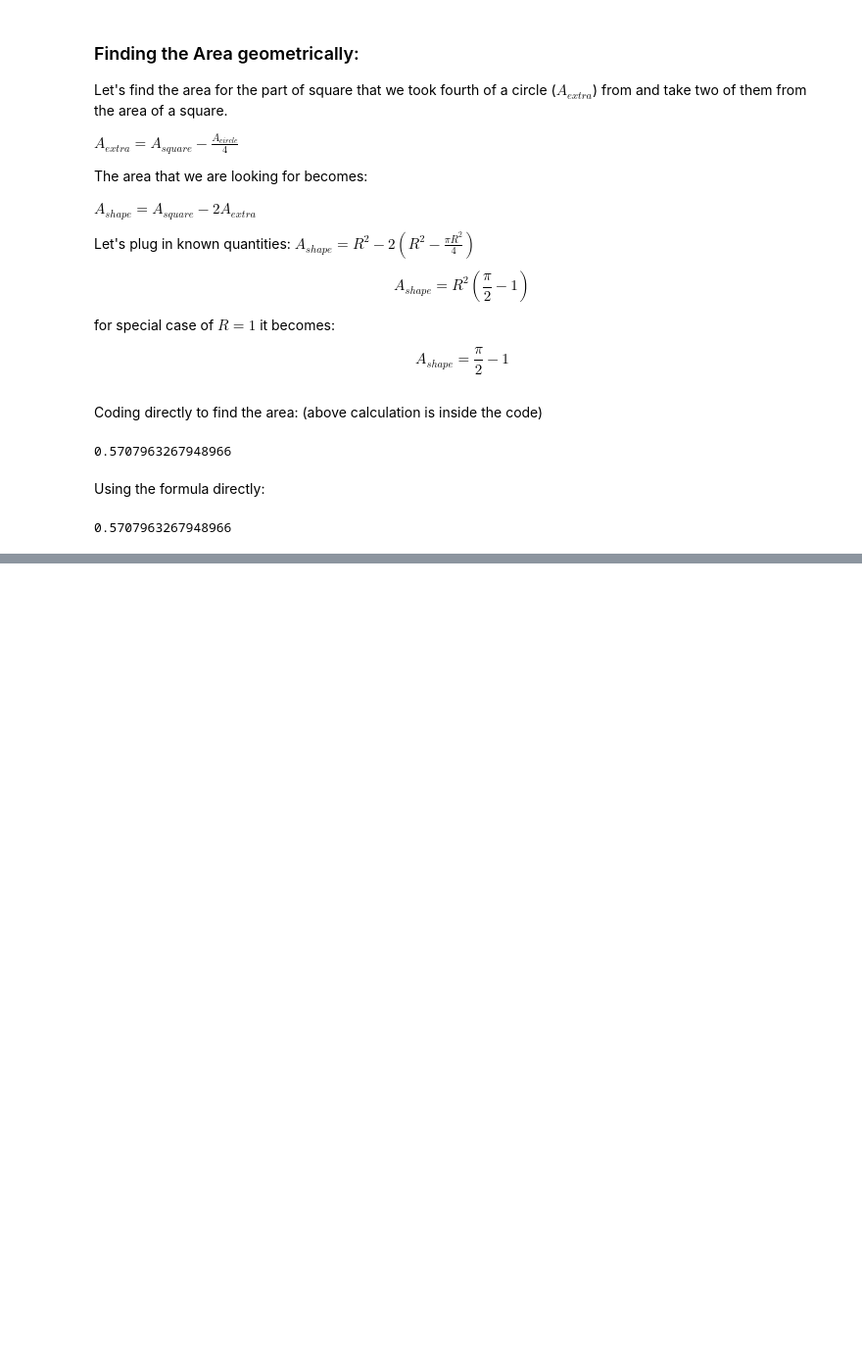
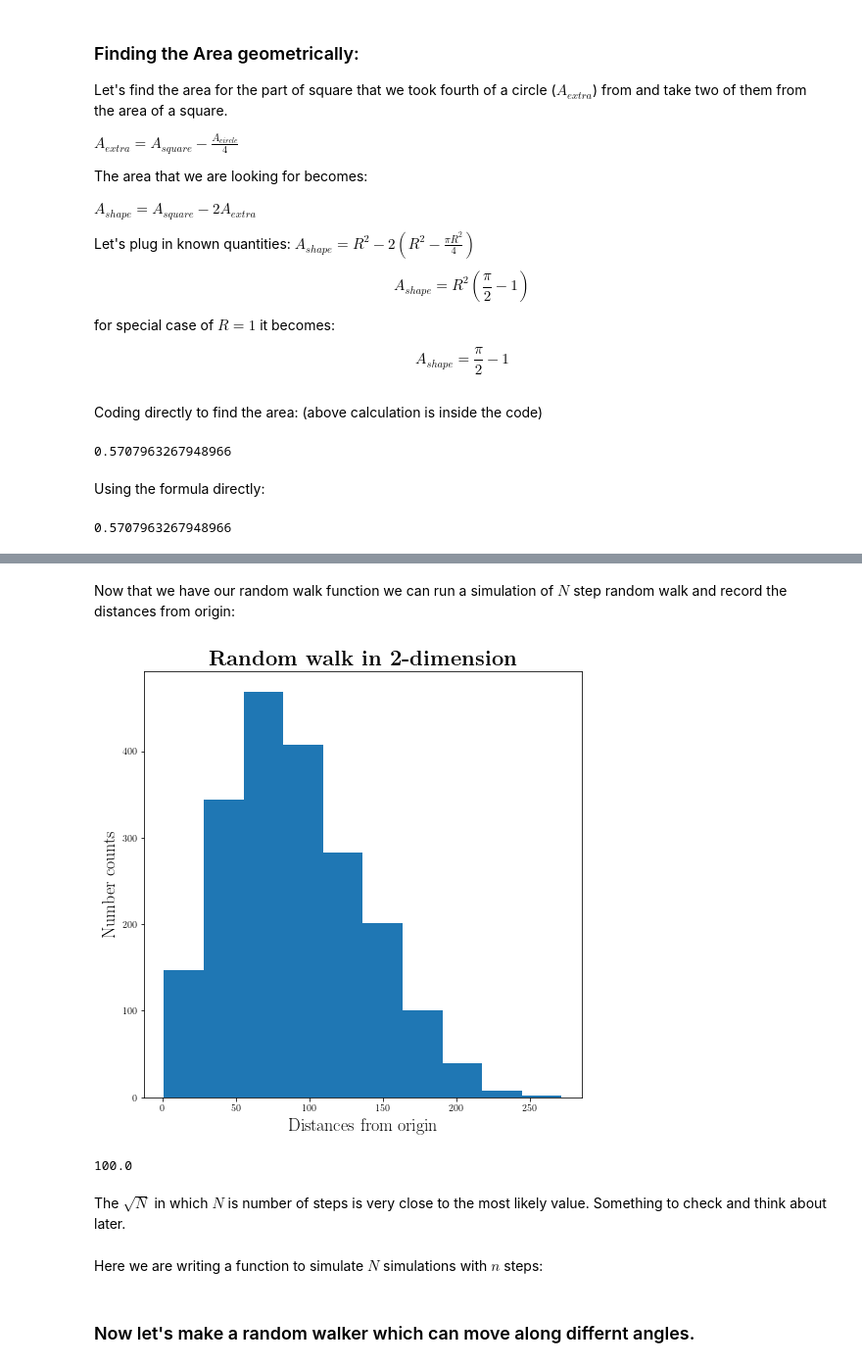
Before and after one commit to abtinshahidi/abtinshahidi.github.io, a Jupyter notebook: notebooks/week3.ipynb, the cells around one changed output, grey strips where cells are left out. Shown at 98% size. Saved outputs shown, nothing was run; the diff lists cells and outputs as text; code cells hidden in the pictures; blank space fills up the shorter version.

```diff
--- a/notebooks/week3.ipynb
+++ b/notebooks/week3.ipynb
@@ -488,0 +620,33 @@ np.pi/2-1
+# %% [markdown]
+Now that we have our random walk function we can run a simulation of $N$ step random walk and record the distances from origin:
+# %%
+Number_of_simulations = 2000
+distance=np.zeros(Number_of_simulations)
+
+Number_of_walks_in_each_simulation = 10000
+
+for i in range(Number_of_simulations):
+    positions=random_walk_2d(Number_of_walks_in_each_simulation)
+    distance[i]=np.sqrt(positions["x"][-1]**2+positions["y"][-1]**2)
+# %%
+hist_rw = plt.figure(figsize=(8,8))
+
+plt.hist(distance)
+
+plt.title(r"\textbf{Random walk in 2-dimension}", fontsize=22)
+
+plt.xlabel(r"Distances from origin", fontsize=18)
+plt.ylabel(r"Number counts", fontsize=18)
+
+
+plt.show()
+# %% [output]
+[figure, added]
+# %%
+np.sqrt(Number_of_walks_in_each_simulation)
+# %% [output]
+100.0
+# %% [markdown]
+The $\sqrt{N}$ in which $N$ is number of steps is very close to the most likely value. Something to check and think about later.
+# %% [markdown]
+Here we are writing a function to simulate $N$ simulations with $n$ steps:
@@ -488,0 +659,2 @@ np.pi/2-1
+# %% [markdown]
+### Now let's make a random walker which can move along differnt angles.
```
Also changed, not shown: parts of 80 cells of this notebook, 13 other files.
